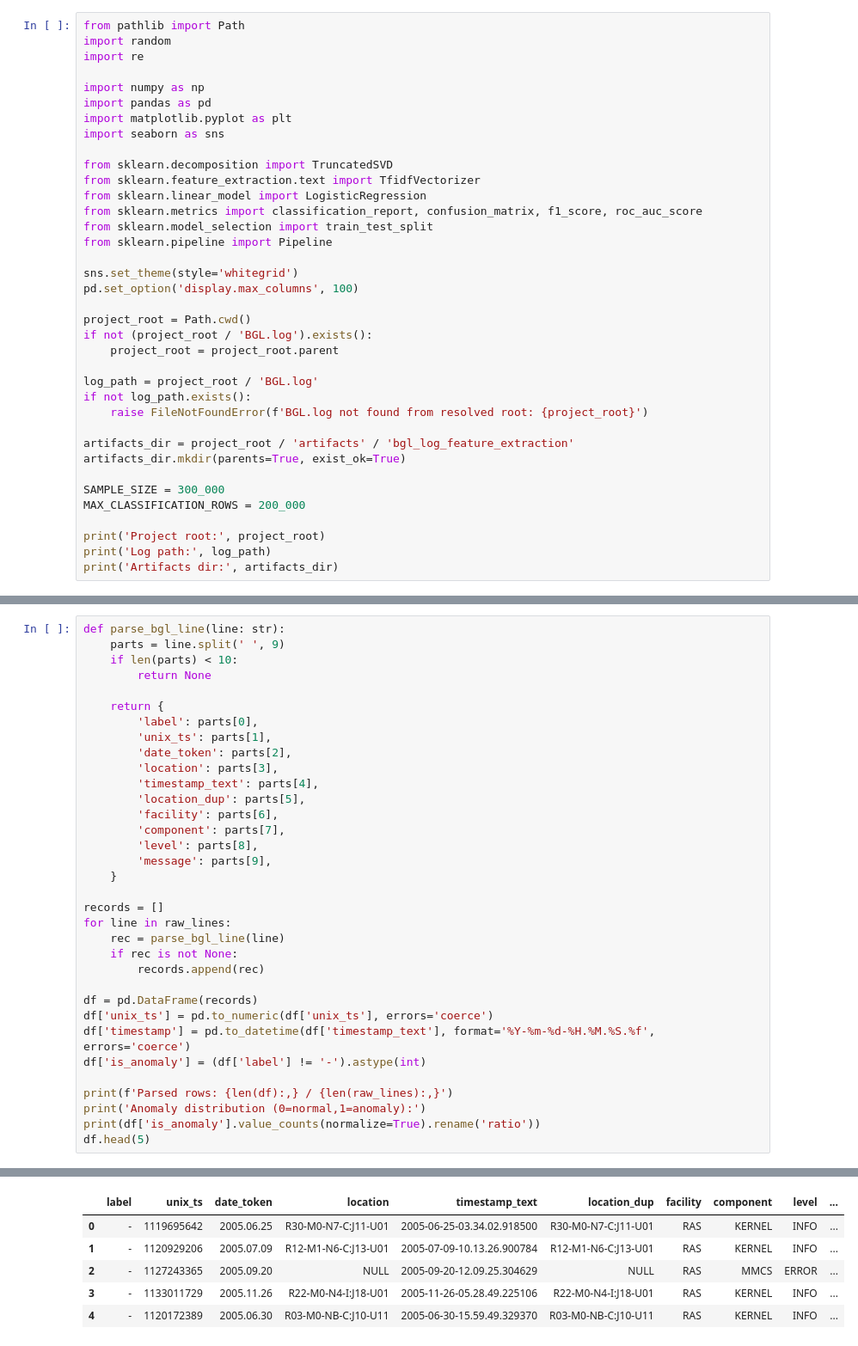
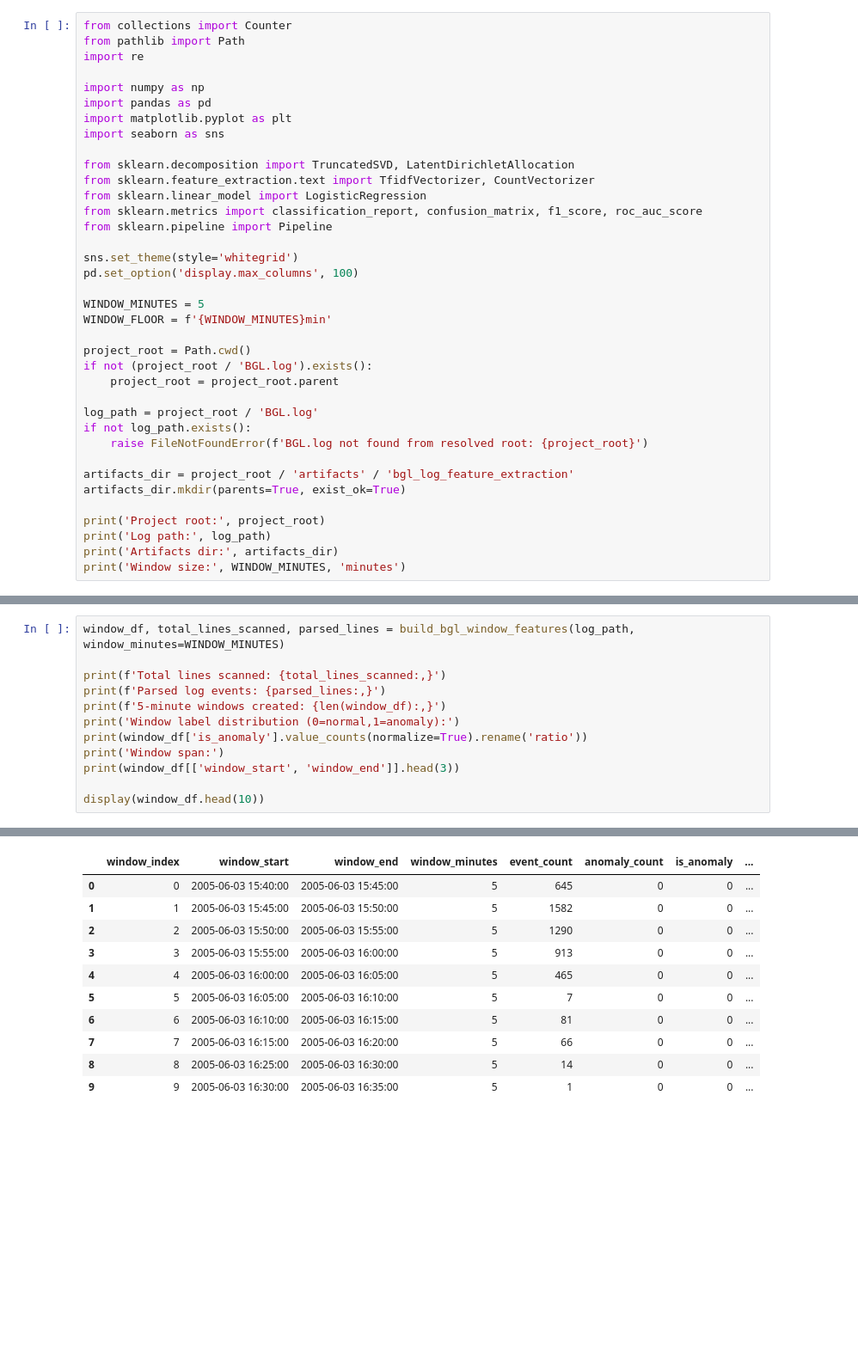
Before and after one commit to sidqian123/log-ml, a Jupyter notebook: notebooks/04_bgl_log_feature_extract.ipynb, the cells around one changed output, grey strips where cells are left out. Shown at 86% size. Drawn from its saved outputs; the diff is of its cells as text; blank space fills up the shorter version.

```diff
--- a/notebooks/04_bgl_log_feature_extract.ipynb
+++ b/notebooks/04_bgl_log_feature_extract.ipynb
@@ -12,6 +14,6 @@ Requirement coverage:
 # %%
+from collections import Counter
 from pathlib import Path
-import random
 import re
 
 import numpy as np
@@ -19,15 +21,17 @@ import pandas as pd
 import matplotlib.pyplot as plt
 import seaborn as sns
 
-from sklearn.decomposition import TruncatedSVD
-from sklearn.feature_extraction.text import TfidfVectorizer
+from sklearn.decomposition import TruncatedSVD, LatentDirichletAllocation
+from sklearn.feature_extraction.text import TfidfVectorizer, CountVectorizer
 from sklearn.linear_model import LogisticRegression
 from sklearn.metrics import classification_report, confusion_matrix, f1_score, roc_auc_score
-from sklearn.model_selection import train_test_split
 from sklearn.pipeline import Pipeline
 
 sns.set_theme(style='whitegrid')
 pd.set_option('display.max_columns', 100)
+
+WINDOW_MINUTES = 5
+WINDOW_FLOOR = f'{WINDOW_MINUTES}min'
 
 project_root = Path.cwd()
 if not (project_root / 'BGL.log').exists():
@@ -40,12 +44,10 @@ if not log_path.exists():
 artifacts_dir = project_root / 'artifacts' / 'bgl_log_feature_extraction'
 artifacts_dir.mkdir(parents=True, exist_ok=True)
 
-SAMPLE_SIZE = 300_000
-MAX_CLASSIFICATION_ROWS = 200_000
-
 print('Project root:', project_root)
 print('Log path:', log_path)
 print('Artifacts dir:', artifacts_dir)
+print('Window size:', WINDOW_MINUTES, 'minutes')
 # %% [output]
 Project root: /Users/sidqian/Downloads/Code/log-ml
 Log path: /Users/sidqian/Downloads/Code/log-ml/BGL.log
@@ -80,35 +222,13 @@ Sample line 1: - 1119695642 2005.06.25 R30-M0-N7-C:J11-U01 2005-06-25-03.34.02.9
 # %%
-def parse_bgl_line(line: str):
-    parts = line.split(' ', 9)
-    if len(parts) < 10:
-        return None
+window_df, total_lines_scanned, parsed_lines = build_bgl_window_features(log_path, window_minutes=WINDOW_MINUTES)
 
-    return {
-        'label': parts[0],
-        'unix_ts': parts[1],
-        'date_token': parts[2],
-        'location': parts[3],
-        'timestamp_text': parts[4],
-        'location_dup': parts[5],
-        'facility': parts[6],
-        'component': parts[7],
-        'level': parts[8],
-        'message': parts[9],
-    }
+print(f'Total lines scanned: {total_lines_scanned:,}')
+print(f'Parsed log events: {parsed_lines:,}')
+print(f'5-minute windows created: {len(window_df):,}')
+print('Window label distribution (0=normal,1=anomaly):')
+print(window_df['is_anomaly'].value_counts(normalize=True).rename('ratio'))
+print('Window span:')
+print(window_df[['window_start', 'window_end']].head(3))
 
-records = []
-for line in raw_lines:
-    rec = parse_bgl_line(line)
-    if rec is not None:
-        records.append(rec)
-
-df = pd.DataFrame(records)
-df['unix_ts'] = pd.to_numeric(df['unix_ts'], errors='coerce')
-df['timestamp'] = pd.to_datetime(df['timestamp_text'], format='%Y-%m-%d-%H.%M.%S.%f', errors='coerce')
-df['is_anomaly'] = (df['label'] != '-').astype(int)
-
-print(f'Parsed rows: {len(df):,} / {len(raw_lines):,}')
-print('Anomaly distribution (0=normal,1=anomaly):')
-print(df['is_anomaly'].value_counts(normalize=True).rename('ratio'))
-df.head(5)
+display(window_df.head(10))
 # %% [output]
@@ -121,8 +248,13 @@ Name: ratio, dtype: float64
-|  | label | unix_ts | date_token | location | timestamp_text | location_dup | facility | component | level | ... |
-| 0 | - | 1119695642 | 2005.06.25 | R30-M0-N7-C:J11-U01 | 2005-06-25-03.34.02.918500 | R30-M0-N7-C:J11-U01 | RAS | KERNEL | INFO | ... |
-| 1 | - | 1120929206 | 2005.07.09 | R12-M1-N6-C:J13-U01 | 2005-07-09-10.13.26.900784 | R12-M1-N6-C:J13-U01 | RAS | KERNEL | INFO | ... |
-| 2 | - | 1127243365 | 2005.09.20 | NULL | 2005-09-20-12.09.25.304629 | NULL | RAS | MMCS | ERROR | ... |
-| 3 | - | 1133011729 | 2005.11.26 | R22-M0-N4-I:J18-U01 | 2005-11-26-05.28.49.225106 | R22-M0-N4-I:J18-U01 | RAS | KERNEL | INFO | ... |
-| 4 | - | 1120172389 | 2005.06.30 | R03-M0-NB-C:J10-U11 | 2005-06-30-15.59.49.329370 | R03-M0-NB-C:J10-U11 | RAS | KERNEL | INFO | ... |
+|  | window_index | window_start | window_end | window_minutes | event_count | anomaly_count | is_anomaly | ... |
+| 0 | 0 | 2005-06-03 15:40:00 | 2005-06-03 15:45:00 | 5 | 645 | 0 | 0 | ... |
+| 1 | 1 | 2005-06-03 15:45:00 | 2005-06-03 15:50:00 | 5 | 1582 | 0 | 0 | ... |
+| 2 | 2 | 2005-06-03 15:50:00 | 2005-06-03 15:55:00 | 5 | 1290 | 0 | 0 | ... |
+| 3 | 3 | 2005-06-03 15:55:00 | 2005-06-03 16:00:00 | 5 | 913 | 0 | 0 | ... |
+| 4 | 4 | 2005-06-03 16:00:00 | 2005-06-03 16:05:00 | 5 | 465 | 0 | 0 | ... |
+| 5 | 5 | 2005-06-03 16:05:00 | 2005-06-03 16:10:00 | 5 | 7 | 0 | 0 | ... |
+| 6 | 6 | 2005-06-03 16:10:00 | 2005-06-03 16:15:00 | 5 | 81 | 0 | 0 | ... |
+| 7 | 7 | 2005-06-03 16:15:00 | 2005-06-03 16:20:00 | 5 | 66 | 0 | 0 | ... |
+| 8 | 8 | 2005-06-03 16:25:00 | 2005-06-03 16:30:00 | 5 | 14 | 0 | 0 | ... |
+| 9 | 9 | 2005-06-03 16:30:00 | 2005-06-03 16:35:00 | 5 | 1 | 0 | 0 | ... |
 # %% [markdown]
 ## Method 1: Manual Structured Feature Extraction
```
Also changed, not shown: parts of 13 cells of this notebook, 8 other files.
